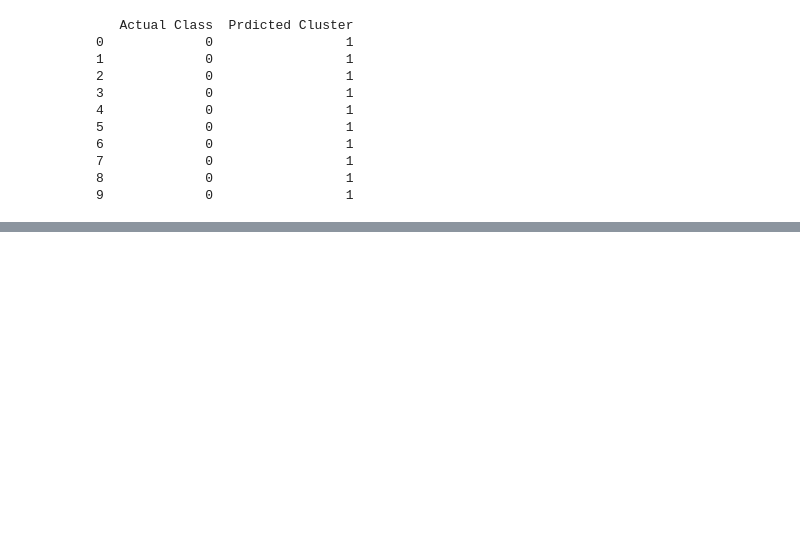
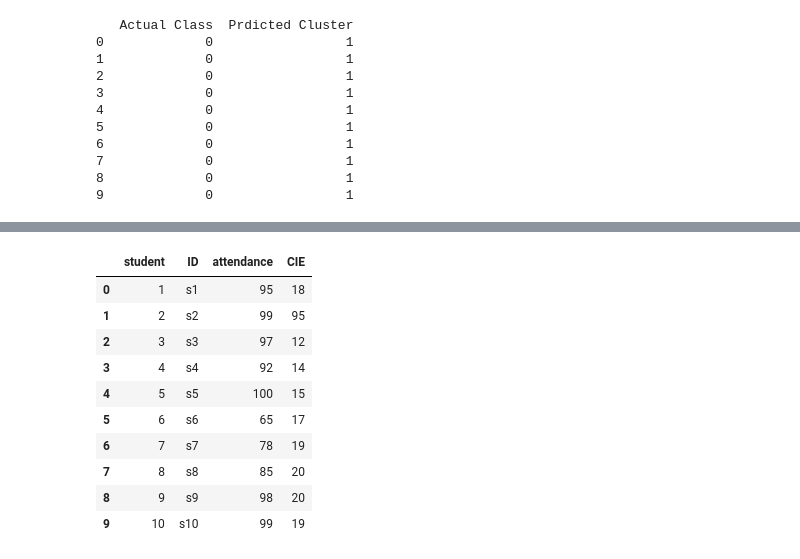
Before and after one commit to vinayp1210/ML, a Jupyter notebook: unsupervised.ipynb, the cells around one changed output, grey strips where cells are left out. Cells and saved outputs as stored; diff of their text form; code cells hidden in the pictures; blank space fills up the shorter version.

```diff
--- a/unsupervised.ipynb
+++ b/unsupervised.ipynb
@@ -180,0 +196,17 @@ print(comparison.head(10))
+# %%
+df=pd.DataFrame(data)
+df
+new=df.drop('ESE', axis=True)
+new
+# %% [output]
+|  | student | ID | attendance | CIE |
+| 0 | 1 | s1 | 95 | 18 |
+| 1 | 2 | s2 | 99 | 95 |
+| 2 | 3 | s3 | 97 | 12 |
+| 3 | 4 | s4 | 92 | 14 |
+| 4 | 5 | s5 | 100 | 15 |
+| 5 | 6 | s6 | 65 | 17 |
+| 6 | 7 | s7 | 78 | 19 |
+| 7 | 8 | s8 | 85 | 20 |
+| 8 | 9 | s9 | 98 | 20 |
+| 9 | 10 | s10 | 99 | 19 |
```
Also changed, not shown: parts of 2 cells of this notebook.
